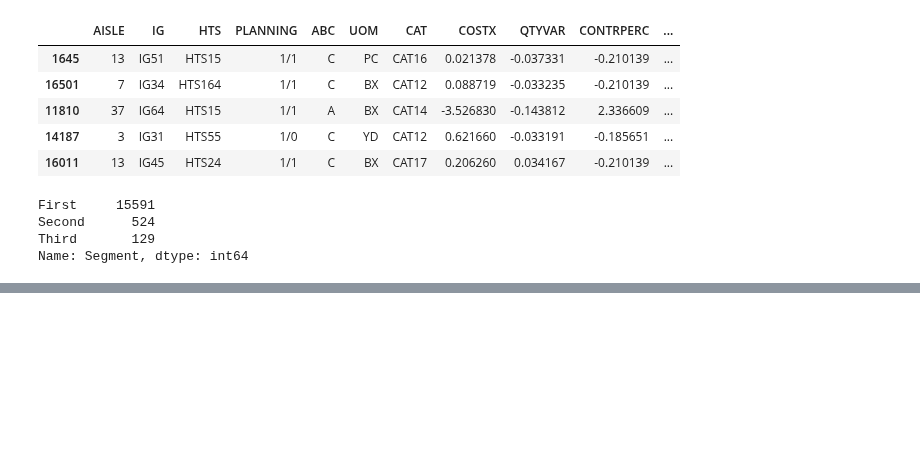
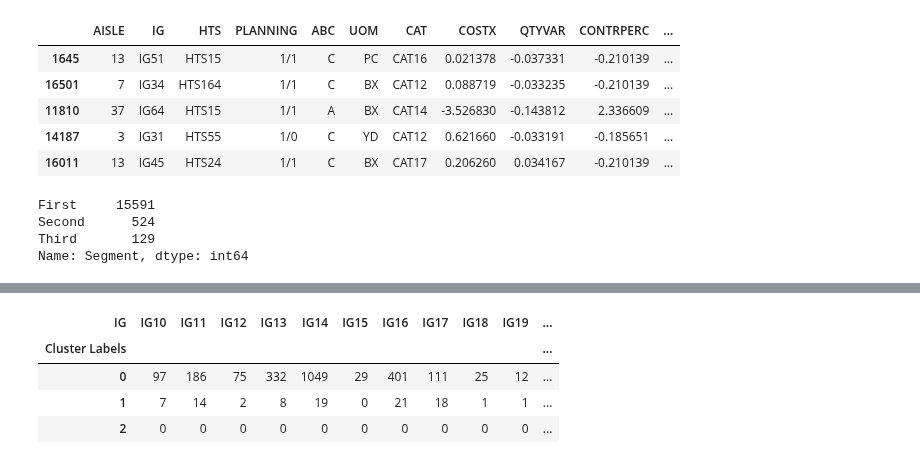
Before and after one commit to rjnakano/manejo-inventarios-pdg, a Jupyter notebook: Notebooks/1-inventarios-EDA.ipynb, the cells around one changed output, grey strips where cells are left out. Cells and saved outputs as stored; diff of their text form; code cells hidden in the pictures; blank space fills up the shorter version.

```diff
--- a/Notebooks/1-inventarios-EDA.ipynb
+++ b/Notebooks/1-inventarios-EDA.ipynb
@@ -1179,0 +1191,9 @@ Name: Segment, dtype: int64
+# %%
+contingency = pd.crosstab(dfNoSupervisado1['Cluster Labels'], dfNoSupervisado1['IG'])
+contingency
+# %% [output]
+| IG | IG10 | IG11 | IG12 | IG13 | IG14 | IG15 | IG16 | IG17 | IG18 | IG19 | ... |
+| Cluster Labels |  |  |  |  |  |  |  |  |  |  | ... |
+| 0 | 97 | 186 | 75 | 332 | 1049 | 29 | 401 | 111 | 25 | 12 | ... |
+| 1 | 7 | 14 | 2 | 8 | 19 | 0 | 21 | 18 | 1 | 1 | ... |
+| 2 | 0 | 0 | 0 | 0 | 0 | 0 | 0 | 0 | 0 | 0 | ... |
```
Also changed, not shown: parts of 13 cells of this notebook.
